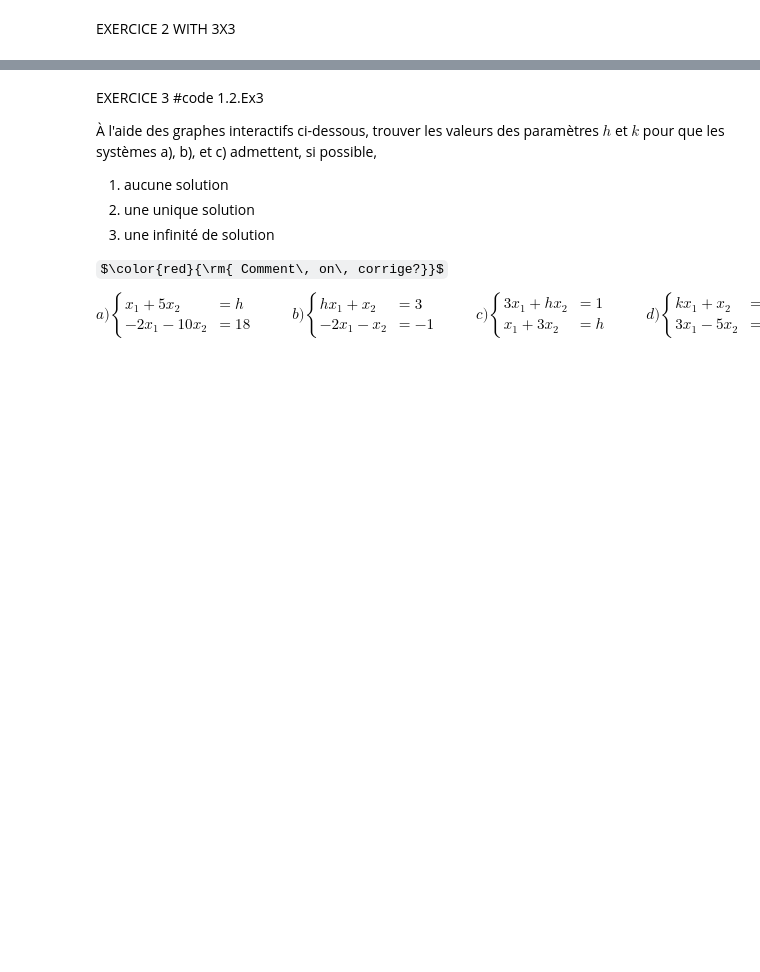
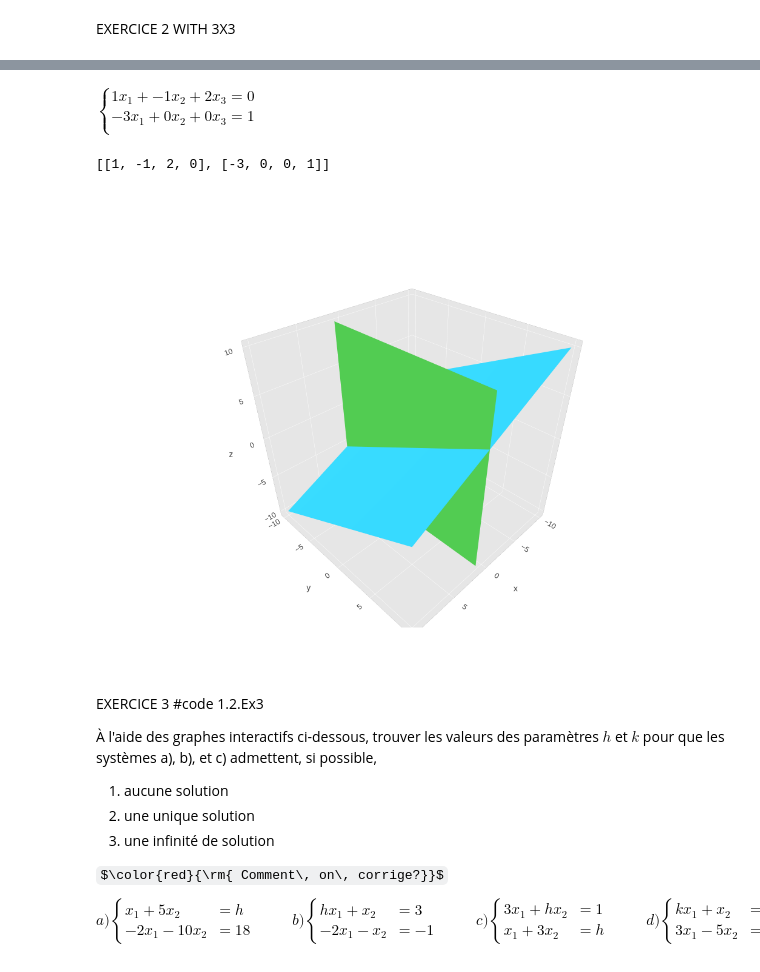
Before and after one commit to FlorianCassayre/jupyter_notebooks_AL, a Jupyter notebook: Chapitre 1 - Systemes equations lineaires/1.2. Nombre de solution d'un système.ipynb, the cells around one changed output, grey strips where cells are left out. Cells and saved outputs as stored; diff of their text form; code cells hidden in the pictures; some formulas as TeX source; blank space fills up the shorter version.

```diff
--- a/Chapitre 1 - Systemes equations lineaires/1.2. Nombre de solution d'un système.ipynb
+++ b/Chapitre 1 - Systemes equations lineaires/1.2. Nombre de solution d'un système.ipynb
@@ -158,6 +165,7 @@ al.bgc('seashell')
 n = 3
 m = 2
 
-MatriceCoeff = [ [1,-1,2,0] , [-3,-2,1,-5] ]
+coefficients = [ [1,-1,2] , [-3, 0, 0] ]
+b=[0,1]
 # %% [output]
 [interactive output not drawn]
@@ -235,3 +172,10 @@ plotly.offline.iplot(fig)
+# %%
+al.printSyst(m,n, coefficients,b)
+al.Plot3DSys(-10,10,100,coefficients,b)
+# %% [output]
+$\begin{cases}1x_1 + -1x_2 + 2x_3=0\\-3x_1 + 0x_2 + 0x_3=1\\\end{cases}$
+[[1, -1, 2, 0], [-3, 0, 0, 1]]
+[figure, added]
 # %% [markdown]
 EXERCICE 3 #code 1.2.Ex3
 
```
Also changed, not shown: parts of 16 cells of this notebook, 3 other files.
